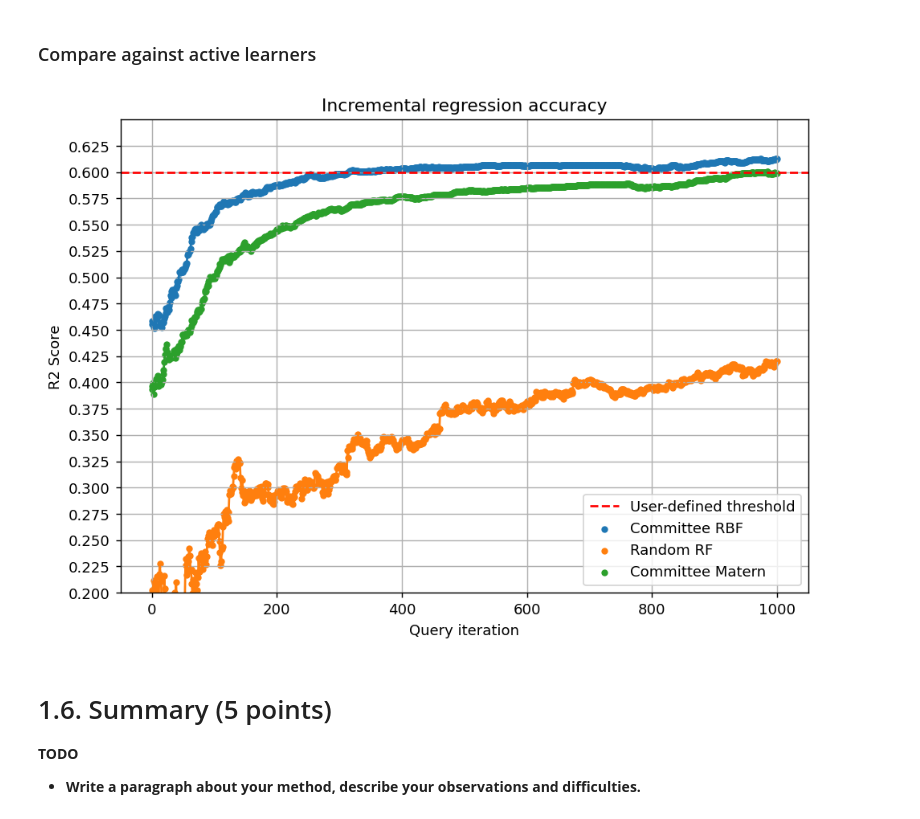
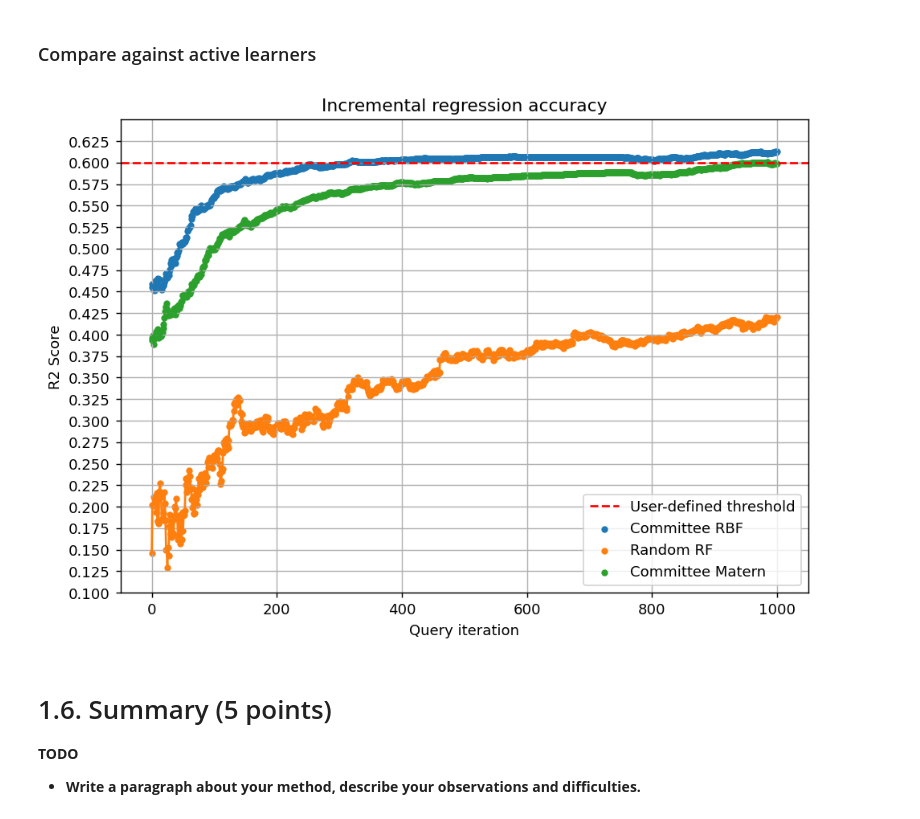
Before and after one commit to ryanquinnnelson/CMU-02750-Peptide-Design-using-Bayesian-Optimization, a Jupyter notebook: HW3q1_ryann.ipynb, the cells around one changed output. Drawn from its saved outputs; the diff is of its cells as text; code cells hidden in the pictures.

```diff
--- a/HW3q1_ryann.ipynb
+++ b/HW3q1_ryann.ipynb
@@ -309,29 +309,29 @@ R2 for pool 0.4622076614386361
 # %%
 # compare the two results
 fig, ax = plt.subplots(figsize=(8.5, 6), dpi=130)
 
 ax.plot(history_rbf)
 ax.scatter(range(len(history_rbf)), history_rbf, s=13, label = 'Committee RBF')
 
 ax.plot(history_rand)
 ax.scatter(range(len(history_rand)), history_rand, s=13, label = 'Random RF')
 
 ax.plot(history_mat)
 ax.scatter(range(len(history_mat)), history_mat, s=13, label = 'Committee Matern')
 
 ax.grid(True)
 
 ax.set_title('Incremental regression accuracy')
 ax.set_xlabel('Query iteration')
 ax.set_ylabel('R2 Score')
 ax.set_ylim([0.2,.65])
 ax.axhline(y=0.6, color='red', linestyle='--', label='User-defined threshold')
 
 ax.legend()
-plt.yticks(np.arange(.2, 0.65, step=0.025))
+plt.yticks(np.arange(.1, 0.65, step=0.025))
 plt.show()
 # %% [output]
-[figure, old version]
+[figure, new version]
 # %% [markdown]
 # 1.6. Summary (5 points)
 **TODO**
```
Also changed, not shown: parts of 1 cell of this notebook.
